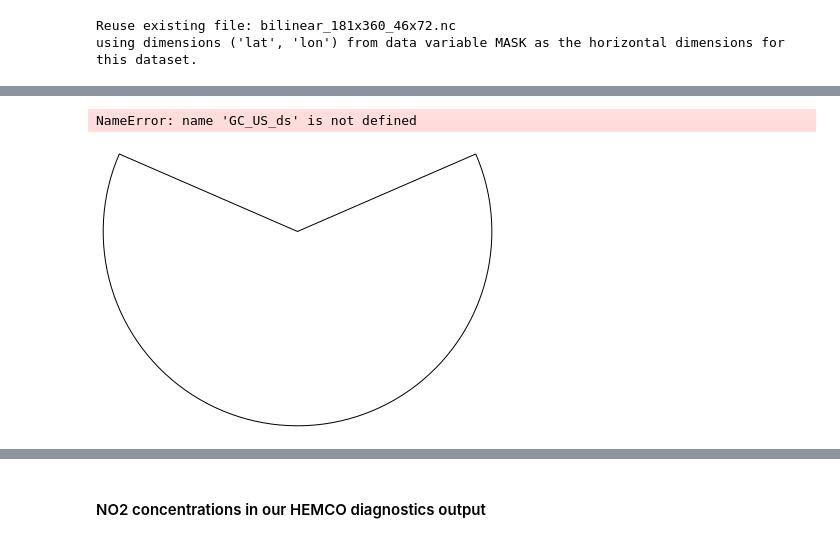
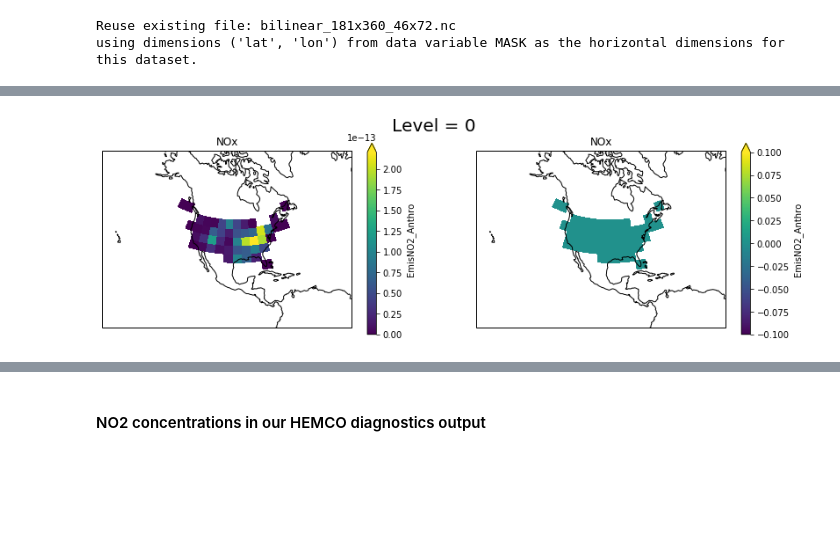
Before and after one commit to lfreese/NEI, a Jupyter notebook: GC_output_conservation_check.ipynb, the cells around one changed output, grey strips where cells are left out. Cells and saved outputs as stored; diff of their text form; code cells hidden in the pictures; blank space fills up the shorter version.

Commit message:
Updated to the final version of the GriddedEPA2GC; created benchmark_analysis to plot the benchmark data; ran for 12 months; output some initial figs for january benchmark

```diff
--- a/GC_output_conservation_check.ipynb
+++ b/GC_output_conservation_check.ipynb
@@ -81,15 +89,17 @@ plt.title('new-original NOx Jan');
 # %%
 #### plot our NOx of HEMCO Emissions ####
+datasets = [HEMCO_new,
+            HEMCO_orig]
 
 fig, axes = plt.subplots(1,2, figsize = [14,4], subplot_kw={'projection':ccrs.LambertConformal()})
 
-for idx, nm in enumerate(GC_ds['name'].values):
+for idx, ds in enumerate(datasets):
     ax = axes[idx]
-    HEMCO_ds['EmisNO_Anthro'].isel(lev = 1).sel(name = nm).plot(ax=ax, #set the axis
+    ds['EmisNO_Anthro'].isel(lev = 1).mean(dim = 'time').plot(ax=ax, #set the axis
                                        extend='max',#extend the colorbar in both directions
                                        transform=ccrs.PlateCarree(), #fit data into map
                                         cmap='viridis')
     ax.coastlines()
     ax.set_extent([-150, -50, 0, 70])
-    ax.set_title(f'{nm} NOx')
+    ax.set_title(f'NOx, level = 0')
 # %% [output]
@@ -127,12 +127,14 @@ plt.title('new-original NO Total Jan');
 mask = xr.open_dataset('../../masks/USA_mask.geos.1x1.nc')
 # %%
 #### create regridder (reusing weights) to regrid our mask to 4x5 resolution ####
-regridder = xe.Regridder(mask, HEMCO_ds, 'bilinear', reuse_weights = True)
+regridder = xe.Regridder(mask.drop_dims('time'), HEMCO_new.drop_dims('time'), 'bilinear', reuse_weights = True)
 regridder  # print basic regridder information.
 
 #### regrid ####
 regrid_mask = regridder(mask)
-regrid_mask = regrid_mask.drop('time')
+
+#### get rid of time dimension ####
+regrid_mask = regrid_mask.squeeze('time')
 # %% [output]
 Reuse existing file: bilinear_181x360_46x72.nc
 using dimensions ('lat', 'lon') from data variable MASK as the horizontal dimensions for this dataset.
@@ -145,18 +147,22 @@ regrid_mask['MASK'].plot()
 # %%
-#GC_US_ds = GC_ds.where(regrid_mask['MASK'] == 1)
-HEMCO_US_ds = HEMCO_ds.where(regrid_mask['MASK'] ==1)
+HEMCO_new_US = HEMCO_new.where(regrid_mask['MASK'] ==1)
+HEMCO_orig_US = HEMCO_orig.where(regrid_mask['MASK'] ==1)
 # %%
-#### plot the difference in NO2 for our original and new files ####
+#### plot our NOx of HEMCO Emissions ####
+datasets = [HEMCO_new_US,
+            HEMCO_orig_US]
 
-fig, ax = plt.subplots(figsize = [12,5], subplot_kw={'projection':ccrs.LambertConformal()})
-(GC_US_ds['NOx'].isel(lev = 0).sel(name = 'new') -
- GC_US_ds['NOx'].isel(lev = 0).sel(name = 'orig')).plot(ax=ax, #set the axis
-                                   extend='both',#extend the colorbar in both directions
-                                   transform=ccrs.PlateCarree(), #fit data into map
-                                    cmap='viridis')
-ax.coastlines()
-ax.set_extent([-150, -50, 0, 70])
-ax.set_title(f'{nm} NOx Concentration (ppb)');
+fig, axes = plt.subplots(1,2, figsize = [14,4], subplot_kw={'projection':ccrs.LambertConformal()})
+
+for idx, ds in enumerate(datasets):
+    ax = axes[idx]
+    ds['EmisNO2_Anthro'].isel(lev = 5).mean(dim = 'time').plot(ax=ax, #set the axis
+                                       extend='max',#extend the colorbar in both directions
+                                       transform=ccrs.PlateCarree(), #fit data into map
+                                        cmap='viridis')
+    ax.coastlines()
+    ax.set_extent([-150, -50, 0, 70])
+    ax.set_title(f'NOx')
+plt.suptitle('Level = 0', fontsize = 20);
 # %% [output]
-NameError: name 'GC_US_ds' is not defined
-[figure, old version]
+[figure, new version]
```
Also changed, not shown: parts of 32 cells of this notebook, 11 other files.
